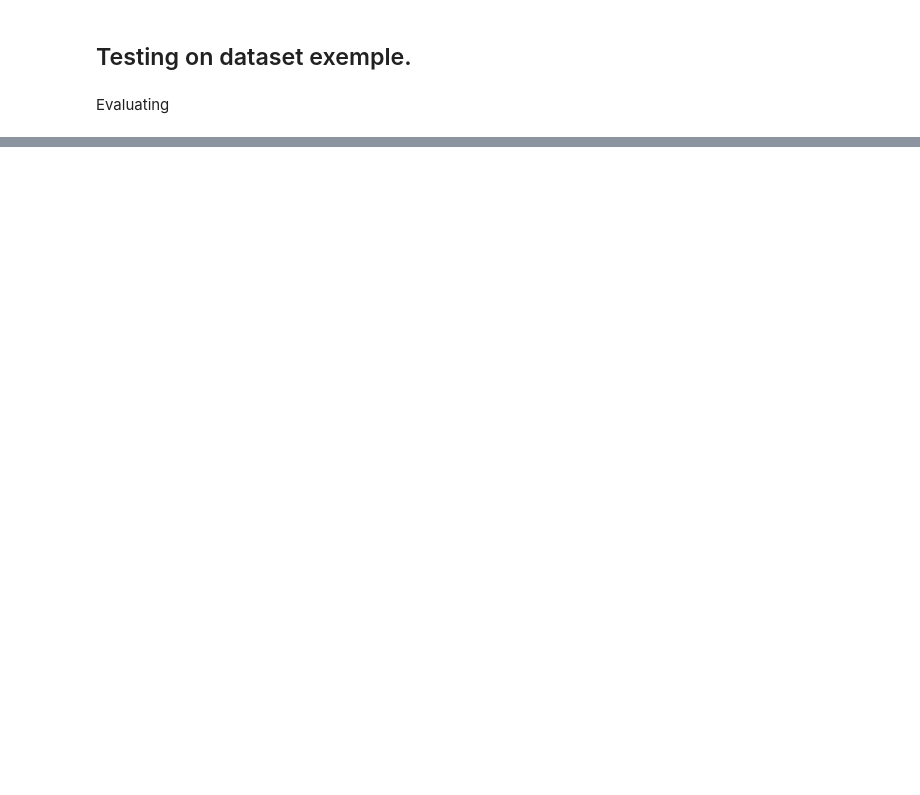
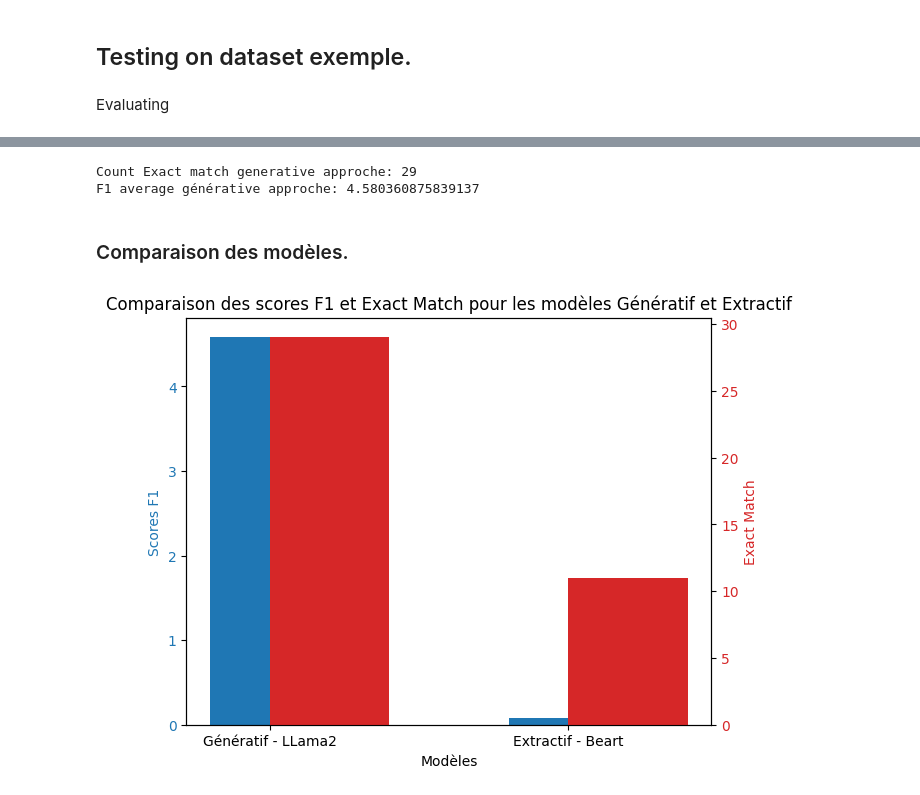
Before and after one commit to iyoussef1079/Travaux-pratiques-NLP, a Jupyter notebook: tp3_2023/incident_analysis_collab.ipynb, the cells around one changed output, grey strips where cells are left out. Cells and saved outputs as stored; diff of their text form; code cells hidden in the pictures; blank space fills up the shorter version.

```diff
--- a/tp3_2023/incident_analysis_collab.ipynb
+++ b/tp3_2023/incident_analysis_collab.ipynb
@@ -525,18 +612,3 @@ ImportError: ignored
-# %%
-# Setup a prompt
-prompt = "### User:What is the fastest car in  \
-          the world and how much does it cost? \
-          ### Assistant:"
-# Pass the prompt to the tokenizer
-inputs = tokenizer(prompt, return_tensors="pt").to(model.device)
-# Setup the text streamer
-streamer = TextStreamer(tokenizer, skip_prompt=True, skip_special_tokens=True)
-# Actually run the thing
-output = model.generate(**inputs, streamer=streamer,
-                        use_cache=True, max_new_tokens=float('inf'))
 # %% [markdown]
 ## Testing on dataset exemple.
-# %%
-exemple = new_examples[0]
-answers = new_examples[0]["arguments"]
 # %%
@@ -648,5 +655,0 @@ output_json = json.loads(decoded_output)
-# %%
-for k, v in output_json.items():
-  for prediction in v:
-        evaluate_demo(prediction, answers[k])
-  print(answers[k])
@@ -652,0 +684,43 @@ for k, v in output_json.items():
+# %%
+print(f"Count Exact match generative approche: {total_exact_match_generative}")
+print(f"F1 average générative approche: {total_f1_generative}")
+# %% [output]
+Count Exact match generative approche: 29
+F1 average générative approche: 4.580360875839137
+# %% [markdown]
+### Comparaison des modèles.
+# %%
+import matplotlib.pyplot as plt
+
+# Noms des modèles pour l'affichage sur le graphique
+model_names = ['Génératif - LLama2', 'Extractif - Beart']
+
+# Scores F1
+f1_scores = [total_f1_generative, total_f1_extractive]
+
+# Scores Exact Match
+exact_match_scores = [total_exact_match_generative, total_exact_match_extractive]
+
+# Création du graphique
+fig, ax1 = plt.subplots()
+
+# Configuration de l'axe pour les scores F1
+ax1.set_xlabel('Modèles')
+ax1.set_ylabel('Scores F1', color='tab:blue')
+ax1.bar(model_names, f1_scores, width=0.4, color='tab:blue')
+ax1.tick_params(axis='y', labelcolor='tab:blue')
+
+# Configuration de l'axe secondaire pour les scores Exact Match
+ax2 = ax1.twinx()  # Instancier un deuxième axe qui partage le même axe x
+ax2.set_ylabel('Exact Match', color='tab:red')
+ax2.bar(model_names, exact_match_scores, width=0.4, align='edge', color='tab:red')
+ax2.tick_params(axis='y', labelcolor='tab:red')
+
+# Ajout de titres, etc.
+fig.tight_layout()  # Pour que les étiquettes ne soient pas coupées
+ax1.set_title('Comparaison des scores F1 et Exact Match pour les modèles Génératif et Extractif')
+
+# Afficher le graphique
+plt.show()
+# %% [output]
+[figure, added]
```
Also changed, not shown: parts of 23 cells of this notebook.
